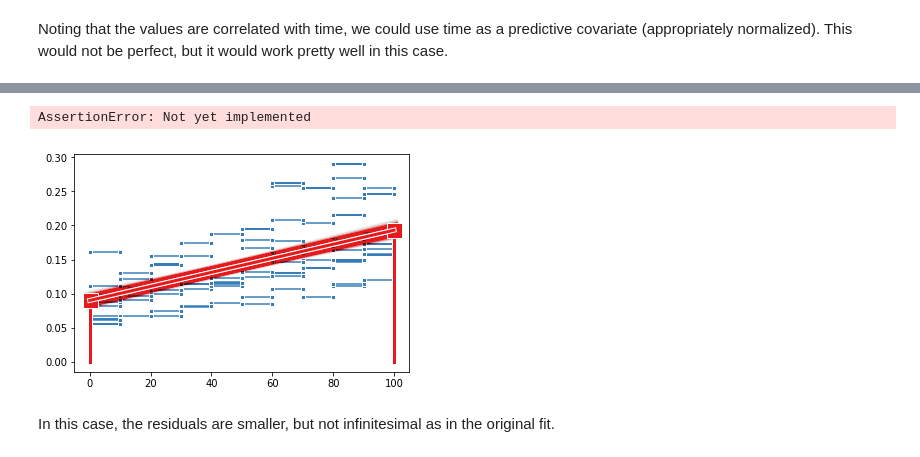
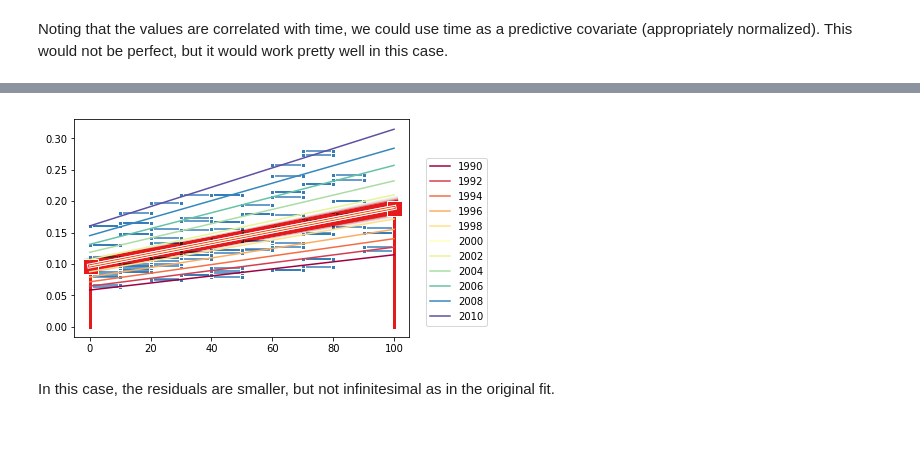
Before and after one commit to ihmeuw/dismod_mr, a Jupyter notebook: examples/predictive_covariates_for_time_trends.ipynb, the cells around one changed output, grey strips where cells are left out. Cells and saved outputs as stored; diff of their text form; code cells hidden in the pictures.

```diff
--- a/examples/predictive_covariates_for_time_trends.ipynb
+++ b/examples/predictive_covariates_for_time_trends.ipynb
@@ -124,6 +124,6 @@ AssertionError: Not yet implemented
 dm.plot()
 for y in range(1990,2010,2):
     color = plt.cm.Spectral((y-1990.)/20.)
-    plt.plot(dm.predict_for('all', 'total', y).mean(0), color=color, label=str(y))
+    plt.plot(dm.predict_for('p', 'all', 'total', y).mean(0), color=color, label=str(y))
     dismod_mr.plot.data_bars(dm.input_data[dm.input_data.year == y], color=color, label='')
 plt.legend(loc=(1.05,.05));
@@ -182,7 +190,7 @@ Wall time: 1min 25s
 # %%
 dm.plot()
 for y in range(1990,2011,2):
-    plt.plot(dm.predict_for('all', 'total', y).mean(0), color=plt.cm.Spectral((y-1990.)/20.), label=str(y))
+    plt.plot(dm.predict_for('p', 'all', 'total', y).mean(0), color=plt.cm.Spectral((y-1990.)/20.), label=str(y))
 
 plt.legend(loc=(1.05,.05));
 # %% [output]
@@ -241,12 +246,11 @@ Wall time: 1min 41s
 # %%
 dm.plot()
 for y in range(1990,2011,2):
-    plt.plot(dm.predict_for('all', 'total', y).mean(0), color=plt.cm.Spectral((y-1990.)/20.), label=str(y))
+    plt.plot(dm.predict_for('p', 'all', 'total', y).mean(0), color=plt.cm.Spectral((y-1990.)/20.), label=str(y))
 
 plt.legend(loc=(1.05,.05));
 # %% [output]
-AssertionError: Not yet implemented
-[figure, old version]
+[figure, new version]
 # %% [markdown]
 In this case, the residuals are smaller, but not infinitesimal as in the original fit.
 # %%
```
Also changed, not shown: parts of 24 cells of this notebook, 2 other files.
